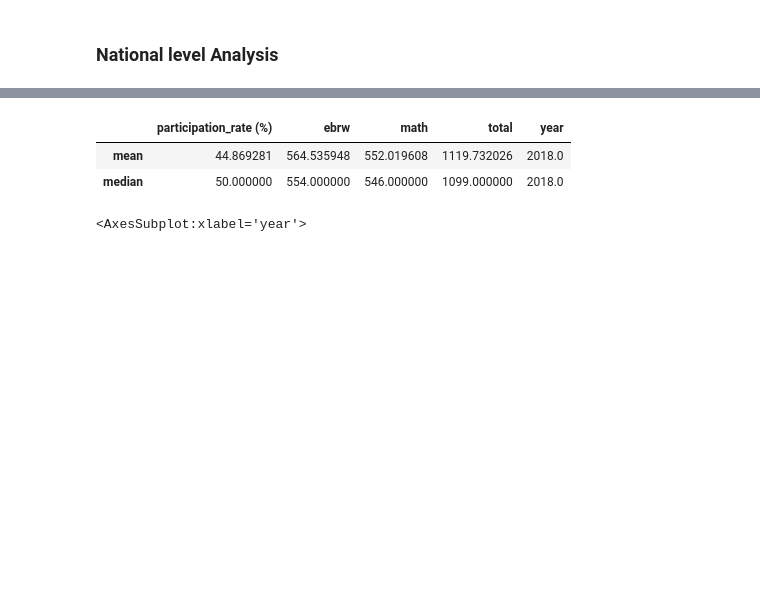
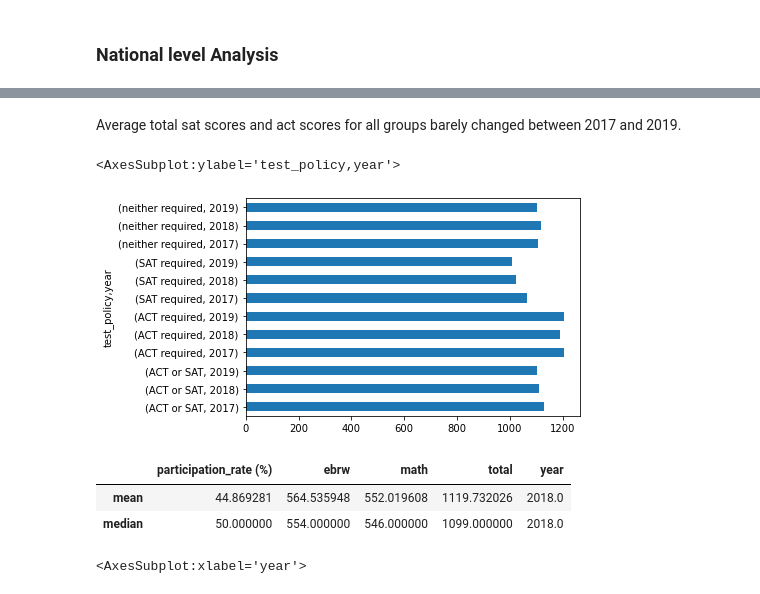
Before and after one commit to nnennaoorji/ACT_SAT_Analysis_2, a Jupyter notebook: code/EDA.ipynb, the cells around one changed output, grey strips where cells are left out. Saved outputs shown, nothing was run; the diff lists cells and outputs as text; code cells hidden in the pictures; blank space fills up the shorter version.

```diff
--- a/code/EDA.ipynb
+++ b/code/EDA.ipynb
@@ -30,3 +130,12 @@ sat.head()
+# %% [markdown]
+Average total sat scores and act scores for all groups barely changed between 2017 and 2019.
+# %%
+act_and_sat.groupby(['test_policy','year'])['sat_total'].mean().plot(kind='barh')
+
+act_and_sat[act_and_sat['']]
+# %% [output]
+<AxesSubplot:ylabel='test_policy,year'>
+[figure, added]
 # %%
 #view descriptive stats
 sat.agg(['mean','median'])
```
Also changed, not shown: parts of 16 cells of this notebook, 3 other files.
